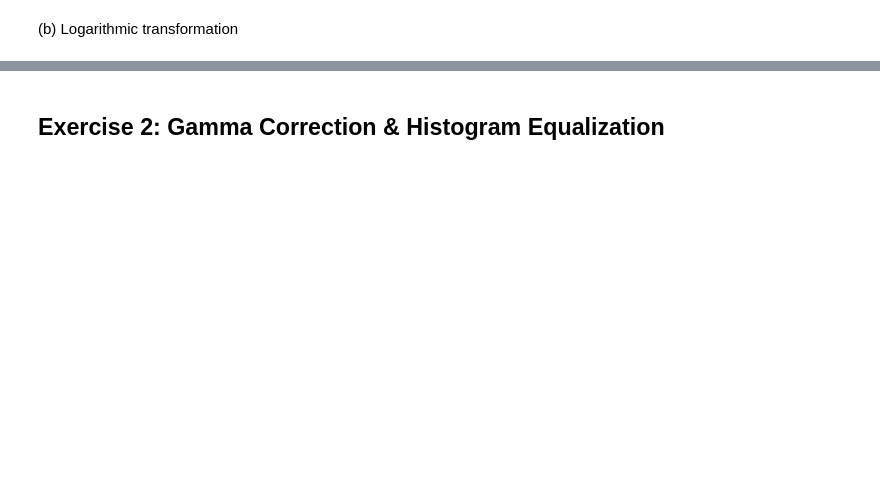
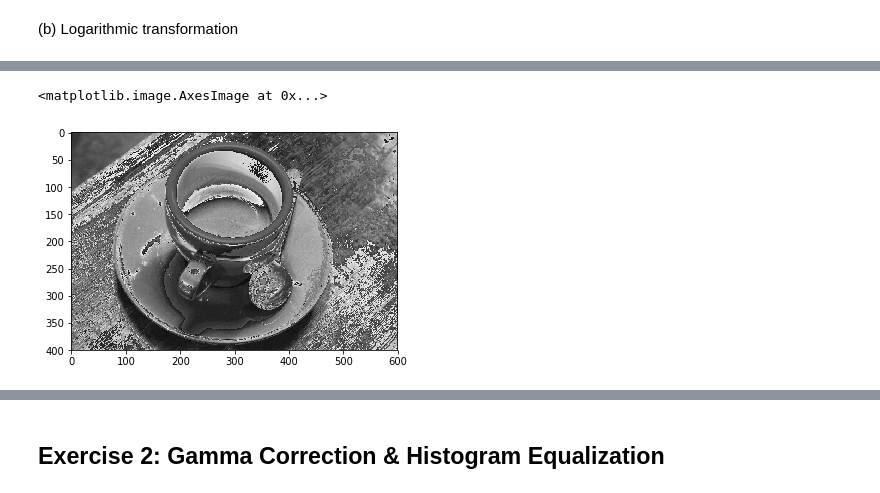
Before and after one commit to pooyansalehi/DIPastro2019, a Jupyter notebook: lab2/lab2.ipynb, the cells around one changed output, grey strips where cells are left out. Cells and saved outputs as stored; diff of their text form; code cells hidden in the pictures; blank space fills up the shorter version.

```diff
--- a/lab2/lab2.ipynb
+++ b/lab2/lab2.ipynb
@@ -12,0 +54,8 @@ Apply the following gray level transformations to an image
+# %%
+from skimage import exposure
+imglog = exposure.adjust_log(img, 2.5)
+imggr = color.rgb2gray(imglog)
+plt.imshow(imggr, cmap = plt.cm.gray)
+# %% [output]
+<matplotlib.image.AxesImage at 0x...>
+[figure, added]
```
Also changed, not shown: parts of 43 cells of this notebook, 6 other files.
